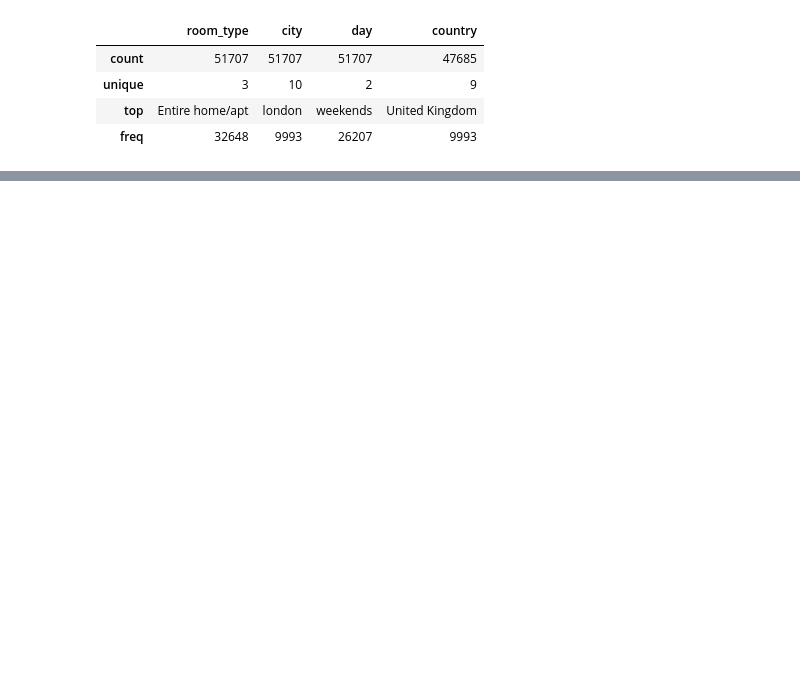
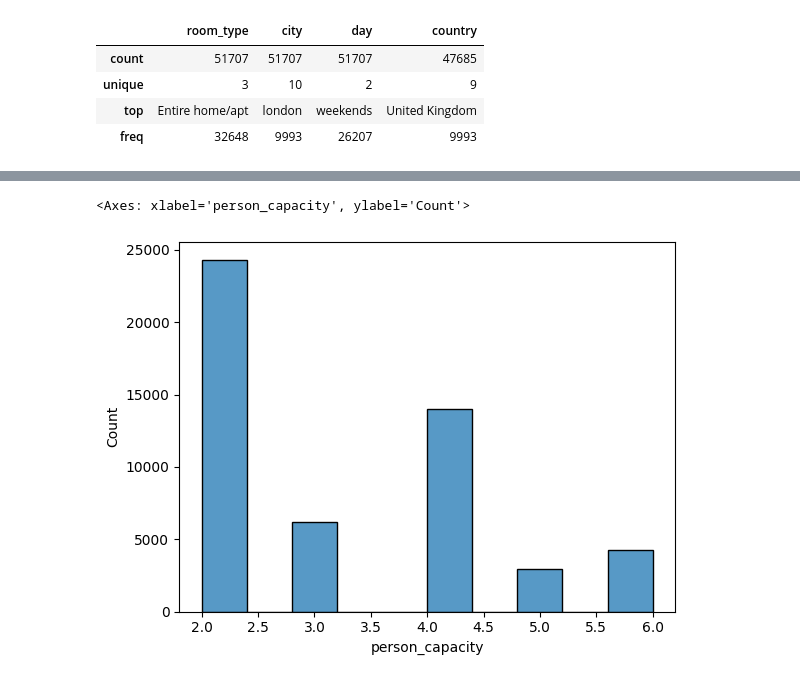
Before and after one commit to Tusar-A/ASDA_Group_2_week_4, a Jupyter notebook: notebooks/airbnb_notebook_tusar.ipynb, the cells around one changed output, grey strips where cells are left out. Drawn from its saved outputs; the diff is of its cells as text; code cells hidden in the pictures; blank space fills up the shorter version.

```diff
--- a/notebooks/airbnb_notebook_tusar.ipynb
+++ b/notebooks/airbnb_notebook_tusar.ipynb
@@ -176,0 +268,7 @@ final_df.describe(include = 'object')
+# %%
+# 6. How does person_capacity vary across listings? What is the most common capacity of listings?
+
+sns.histplot(final_df['person_capacity'], bins=10, kde=False)
+# %% [output]
+<Axes: xlabel='person_capacity', ylabel='Count'>
+[figure, added]
```
Also changed, not shown: parts of 11 cells of this notebook.
